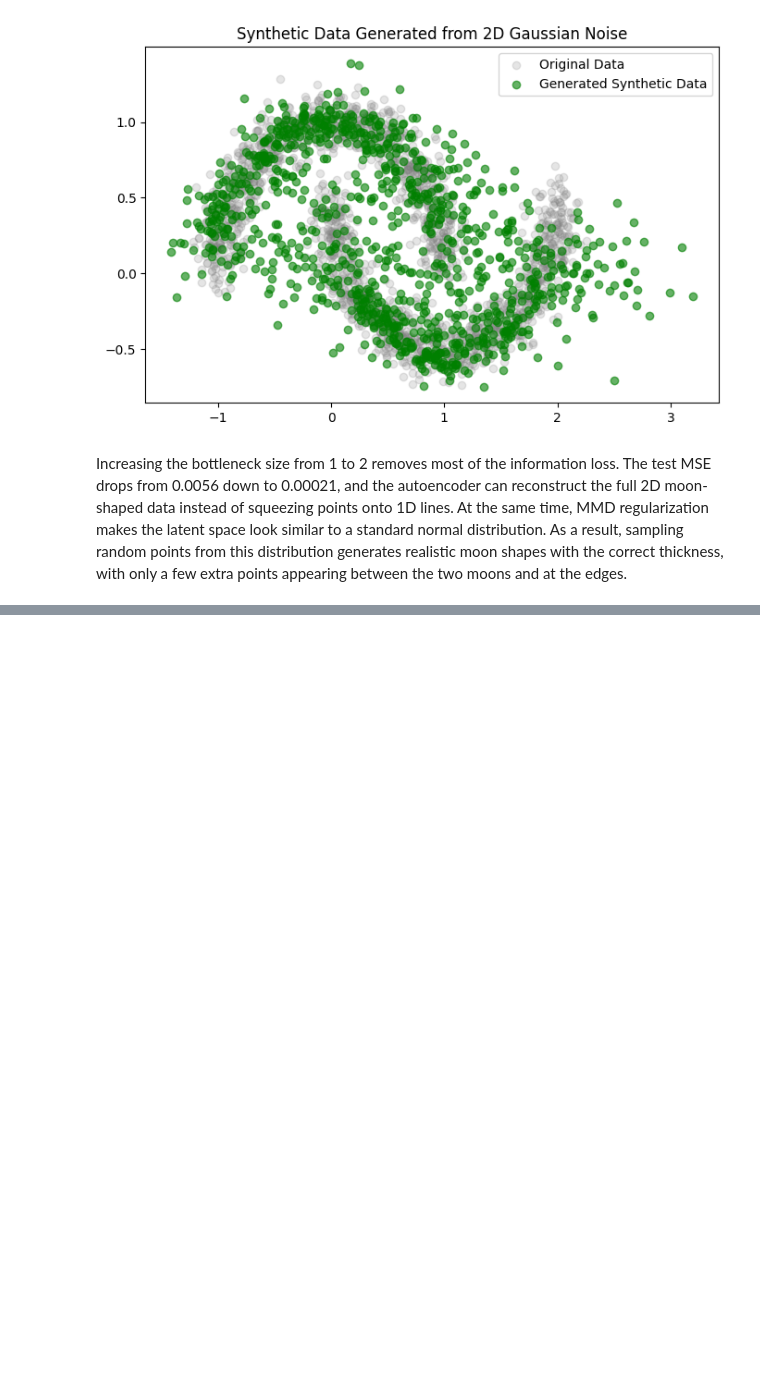
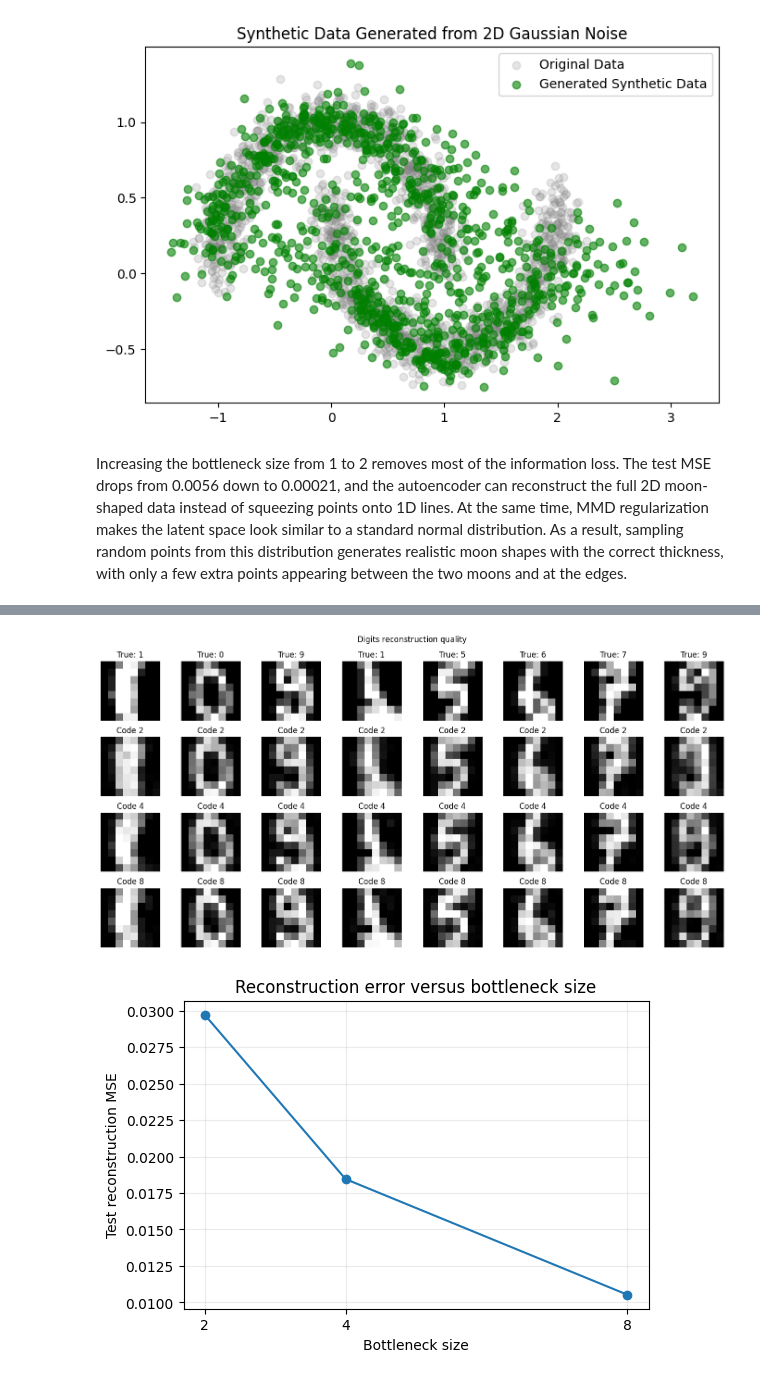
Before and after one commit to binyamolango/GNN, a Jupyter notebook: autoencoders.ipynb, the cells around one changed output, grey strips where cells are left out. Saved outputs shown, nothing was run; the diff lists cells and outputs as text; code cells hidden in the pictures; blank space fills up the shorter version.

Commit message:
Train autoencoder for higher dimentional data

```diff
--- a/autoencoders.ipynb
+++ b/autoencoders.ipynb
@@ -524,0 +536,13 @@ Increasing the bottleneck size from 1 to 2 removes most of the information loss.
+# %%
+# Scale the pixel values to [0, 1] for stable autoencoder training
+digits = load_digits()
+X_digits = digits.data.astype(np.float32) / 16.0
+y_digits = digits.target
+
+X_digits_train, X_digits_test, y_digits_train, y_digits_test = train_test_split(
+    X_digits, y_digits, test_size=0.25, random_state=42, stratify=y_digits
+)
+
+print(f"Training samples: {len(X_digits_train)}")
+print(f"Test samples: {len(X_digits_test)}")
+print(f"Input size: {X_digits_train.shape[1]} pixels")
@@ -524,0 +593,39 @@ Increasing the bottleneck size from 1 to 2 removes most of the information loss.
+# %%
+# Compare original and reconstructed images for each bottleneck size
+n_examples = 8
+fig, axes = plt.subplots(1 + len(bottleneck_sizes), n_examples, figsize=(14, 7))
+
+for column in range(n_examples):
+    axes[0, column].imshow(X_digits_test[column].reshape(8, 8), cmap="gray")
+    axes[0, column].set_title(f"True: {y_digits_test[column]}")
+
+for row, bottleneck_size in enumerate(bottleneck_sizes, start=1):
+    for column in range(n_examples):
+        axes[row, column].imshow(
+            digits_reconstructions[bottleneck_size][column].reshape(8, 8),
+            cmap="gray",
+        )
+        axes[row, column].set_title(f"Code {bottleneck_size}")
+
+for axis in axes.flat:
+    axis.axis("off")
+
+axes[0, 0].set_ylabel("Original", rotation=90, size=12)
+for row, bottleneck_size in enumerate(bottleneck_sizes, start=1):
+    axes[row, 0].set_ylabel(f"Size {bottleneck_size}", rotation=90, size=12)
+
+plt.suptitle("Digits reconstruction quality")
+plt.tight_layout()
+plt.show()
+
+plt.figure(figsize=(6, 4))
+plt.plot(list(digits_mse.keys()), list(digits_mse.values()), marker="o")
+plt.xticks(bottleneck_sizes)
+plt.xlabel("Bottleneck size")
+plt.ylabel("Test reconstruction MSE")
+plt.title("Reconstruction error versus bottleneck size")
+plt.grid(True, alpha=0.25)
+plt.show()
+# %% [output]
+[figure, added]
+[figure, added]
```
Also changed, not shown: parts of 15 cells of this notebook.
